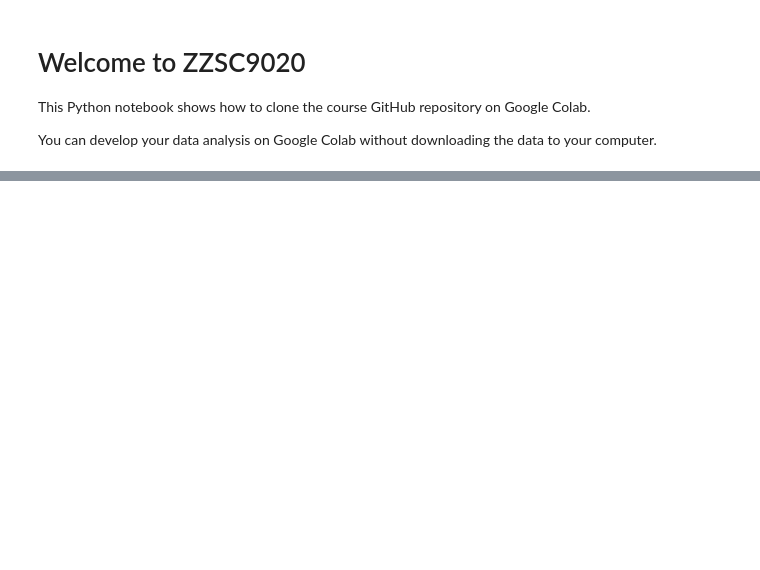
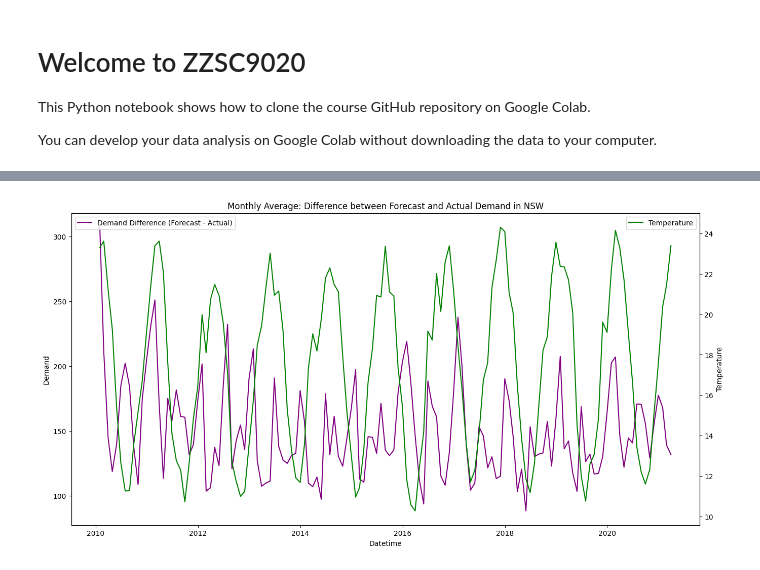
Before and after one commit to t-frank-unsw/zzsc9020-teamc, a Jupyter notebook: LiamEDA.ipynb, the cells around one changed output, grey strips where cells are left out. Cells and saved outputs as stored; diff of their text form; code cells hidden in the pictures; blank space fills up the shorter version.

```diff
--- a/LiamEDA.ipynb
+++ b/LiamEDA.ipynb
@@ -44,0 +137,20 @@ drwxr-xr-x@ 6 liammitrodobson  staff   192B Aug 31 13:14 NSW
+# %%
+# Plotting the same but the difference between Forecast and Actual Demand
+fig, ax1 = plt.subplots(figsize=(16, 8))
+
+sns.lineplot(data=df_resampled, x='DATETIME', y='DEMAND_DIFF', label='Demand Difference (Forecast - Actual)', color='purple', ax=ax1)
+plt.xlabel('Datetime')
+ax1.set_ylabel('Demand')
+ax1.legend(loc='upper left')
+
+# Create a second y-axis for Temperature
+ax2 = ax1.twinx()
+sns.lineplot(data=df_resampled, x='DATETIME', y='TEMPERATURE', label='Temperature', color='green', ax=ax2)
+ax2.set_ylabel('Temperature')
+ax2.legend(loc='upper right')
+
+plt.title('Monthly Average: Difference between Forecast and Actual Demand in NSW')
+plt.xlabel('Datetime')
+plt.show()
+# %% [output]
+[figure, added]
```
Also changed, not shown: parts of 10 cells of this notebook, 1 other file.
